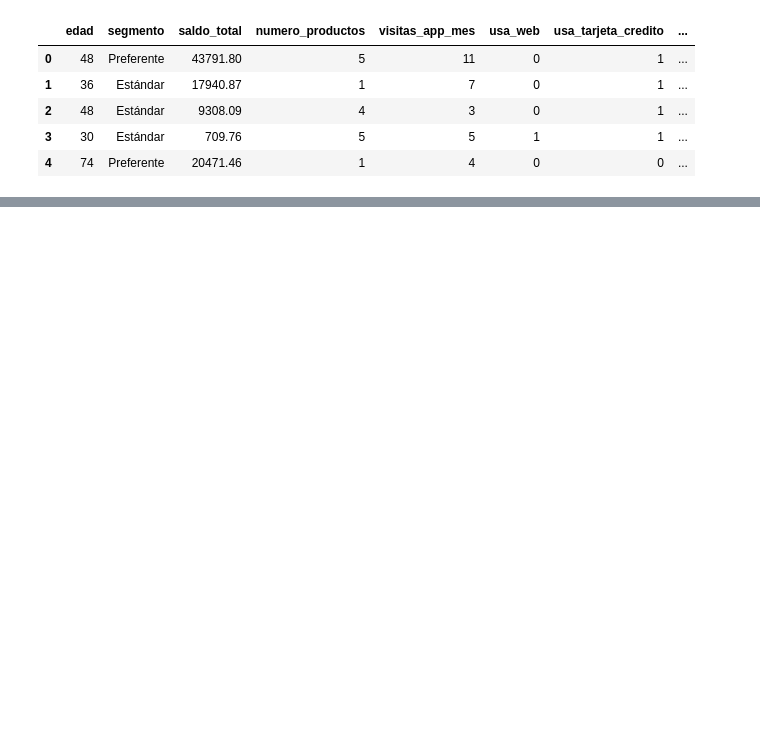
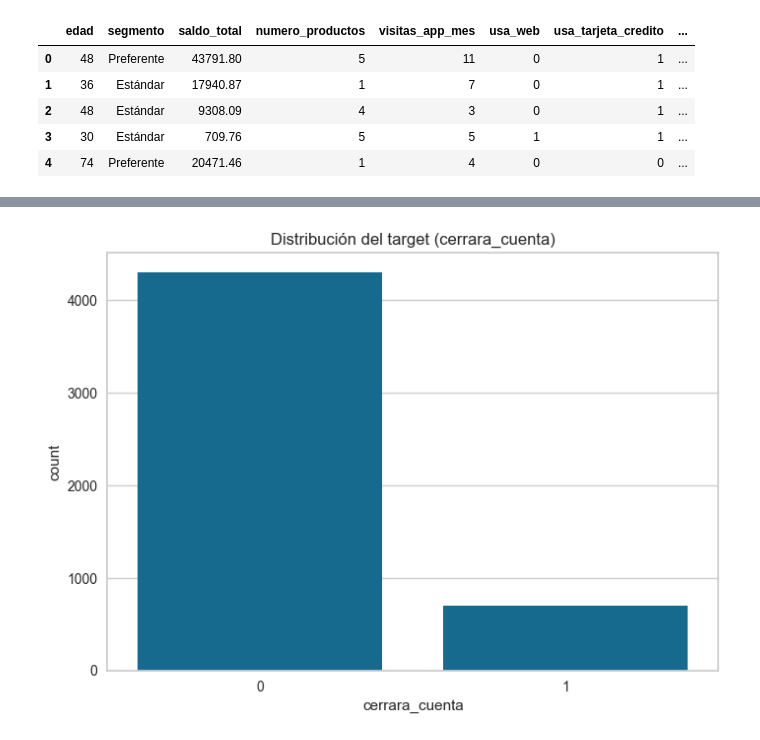
Before and after one commit to Valeria-Bravo/Machine-Learning-Engineering, a Jupyter notebook: Taller2_MLE/ejercicio_taller2.ipynb, the cells around one changed output, grey strips where cells are left out. Cells and saved outputs as stored; diff of their text form; code cells hidden in the pictures; blank space fills up the shorter version.

```diff
--- a/Taller2_MLE/ejercicio_taller2.ipynb
+++ b/Taller2_MLE/ejercicio_taller2.ipynb
@@ -32,0 +79,6 @@ df.head()
+# %%
+sns.countplot(x='cerrara_cuenta', data=df)
+plt.title('Distribución del target (cerrara_cuenta)')
+plt.show()
+# %% [output]
+[figure, added]
```
Also changed, not shown: parts of 20 cells of this notebook, 4 other files.
